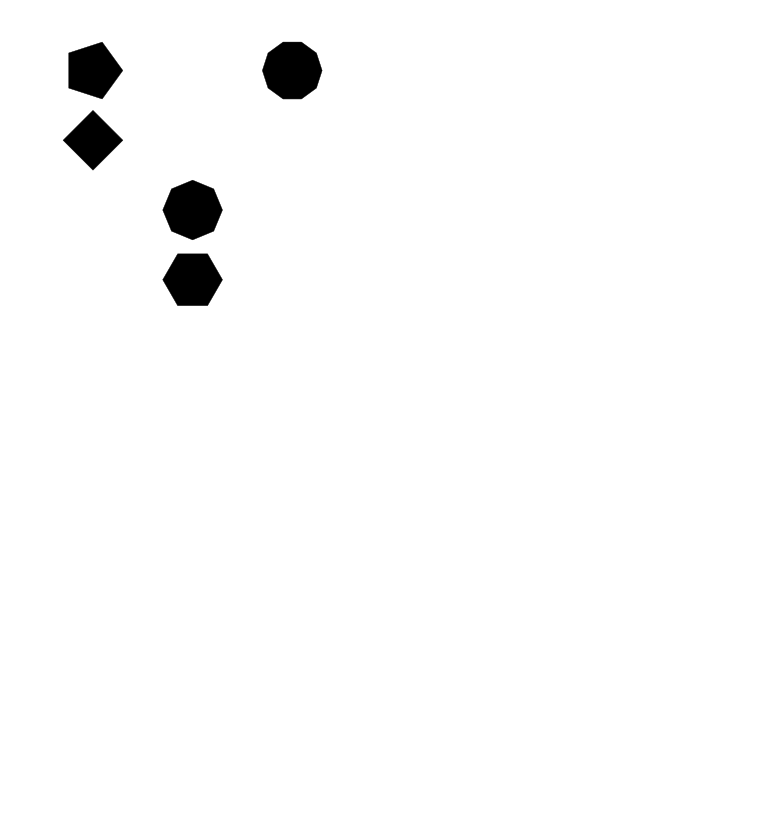
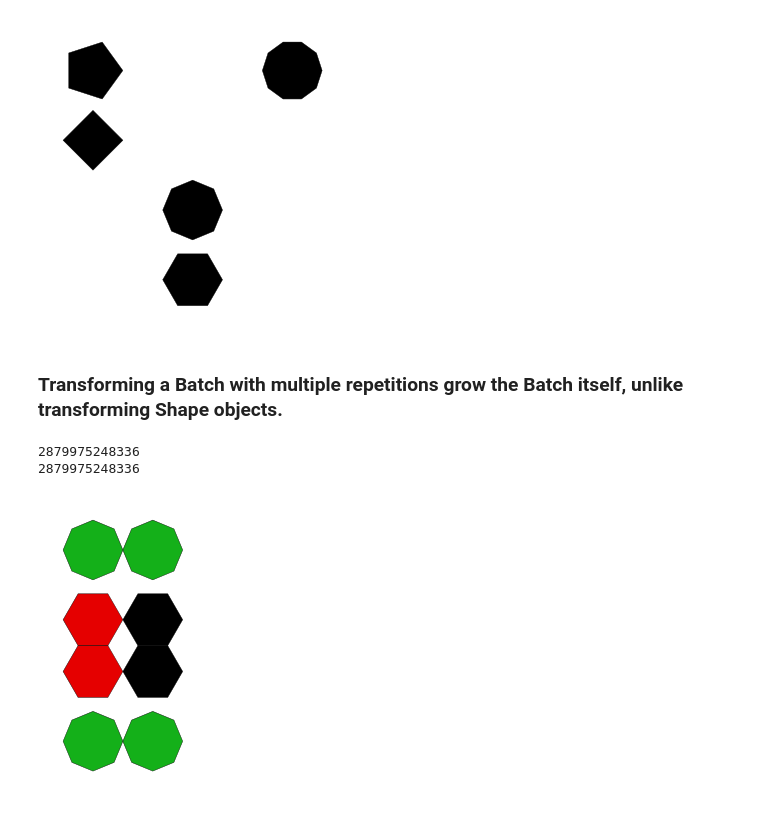
Before and after one commit to mekanimo/simetri, a Jupyter notebook: docs/working_with_batches.ipynb, the cells around one changed output. Drawn from its saved outputs; the diff is of its cells as text; code cells hidden in the pictures; blank space fills up the shorter version.

```diff
--- a/docs/working_with_batches.ipynb
+++ b/docs/working_with_batches.ipynb
@@ -122,3 +122,32 @@ canvas.draw(all_polygons)
 canvas.display()
 # %% [output]
 [figure]
+# %% [markdown]
+### Transforming a Batch with multiple repetitions grow the Batch itself, unlike transforming Shape objects.
+# %%
+import simetri.graphics as sg
+
+canvas = sg.Canvas()
+
+hex = sg.reg_poly_shape((0, 0), 6, 30)
+oct = sg.reg_poly_shape((0, 70), 8, 30)
+
+polygons = sg.Batch([hex, oct])
+print(id(polygons))
+polygons[-1].fill_color = sg.green
+
+polygons.mirror(polygons.right, reps=1)
+polygons[0].fill_color = sg.red
+
+polygons.mirror(polygons.bottom, reps=1)
+print(id(polygons))
+# polygons is the same object as before mirroring
+
+canvas.draw(polygons)
+# Copies of the shapes retain the same attributes as the original
+
+canvas.display()
+# %% [output]
+2879975248336
+2879975248336
+[figure, added]
```
Also changed, not shown: parts of 4 cells of this notebook.
